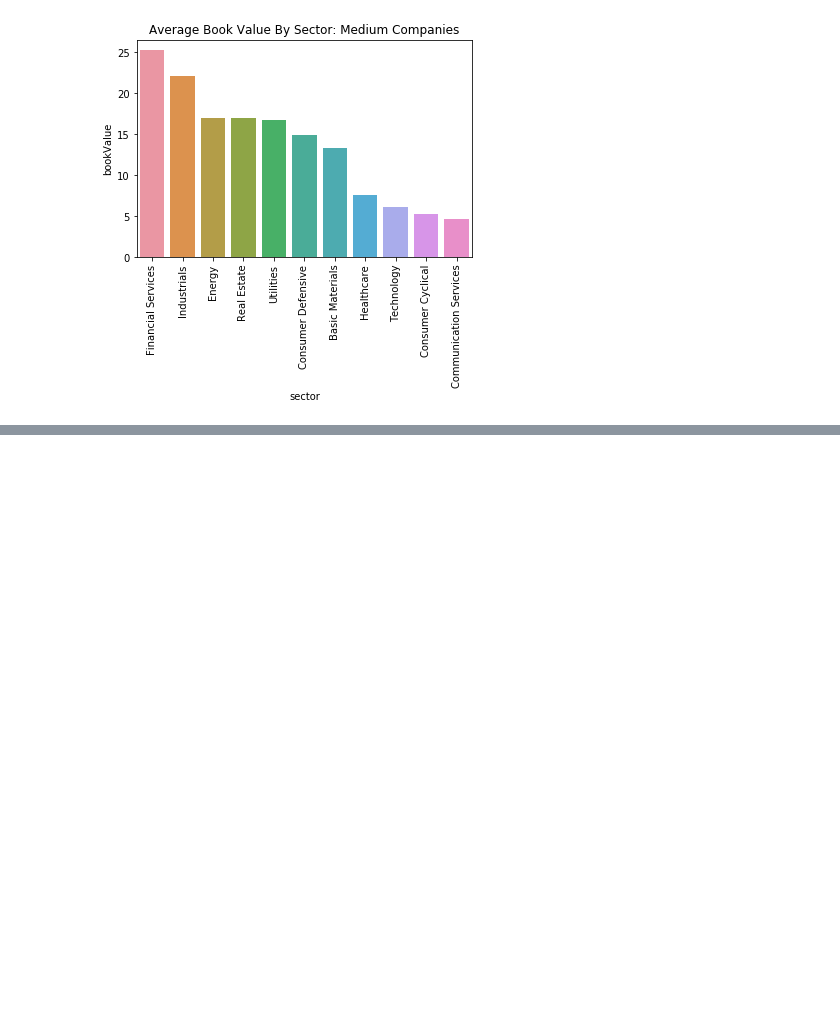
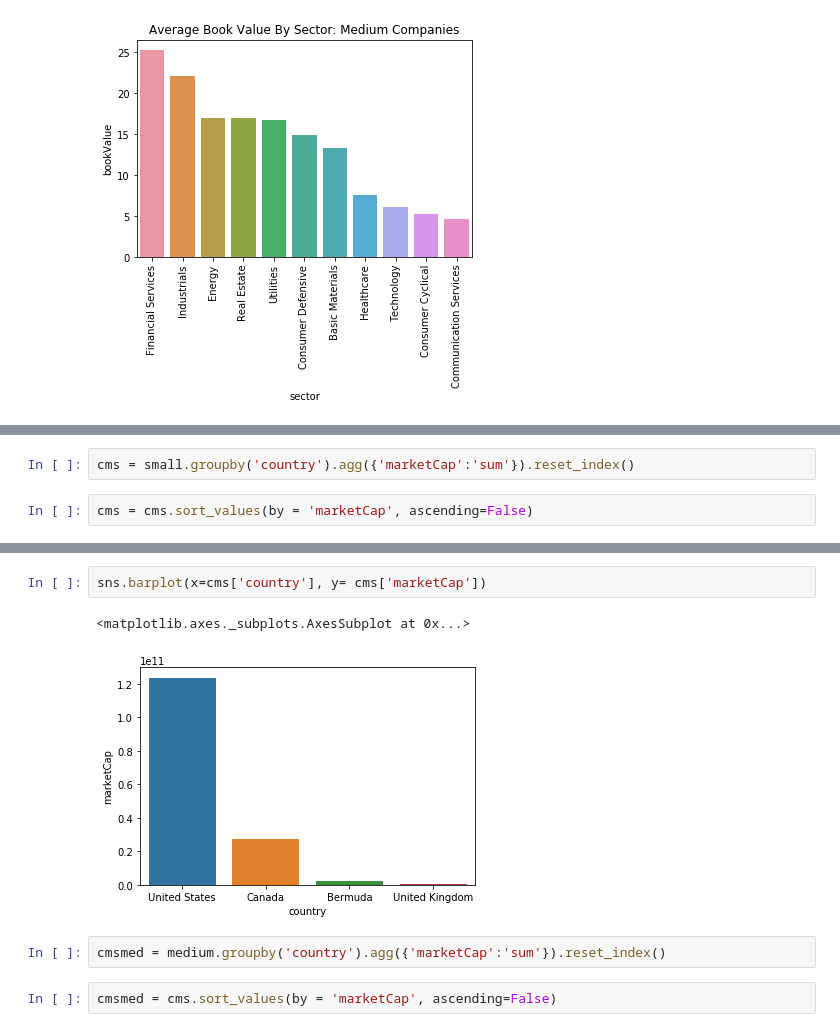
Before and after one commit to ipatel467/Stock-Market-Analysis, a Jupyter notebook: StocksP2.ipynb, the cells around one changed output, grey strips where cells are left out. Saved outputs shown, nothing was run; the diff lists cells and outputs as text; blank space fills up the shorter version.

```diff
--- a/StocksP2.ipynb
+++ b/StocksP2.ipynb
@@ -529,0 +517,4 @@ plt.title('Average Book Value By Sector: Medium Companies');
+# %%
+cms = small.groupby('country').agg({'marketCap':'sum'}).reset_index()
+# %%
+cms = cms.sort_values(by = 'marketCap', ascending=False)
@@ -529,0 +529,9 @@ plt.title('Average Book Value By Sector: Medium Companies');
+# %%
+sns.barplot(x=cms['country'], y= cms['marketCap'])
+# %% [output]
+<matplotlib.axes._subplots.AxesSubplot at 0x...>
+[figure, added]
+# %%
+cmsmed = medium.groupby('country').agg({'marketCap':'sum'}).reset_index()
+# %%
+cmsmed = cms.sort_values(by = 'marketCap', ascending=False)
```
Also changed, not shown: parts of 17 cells of this notebook.
